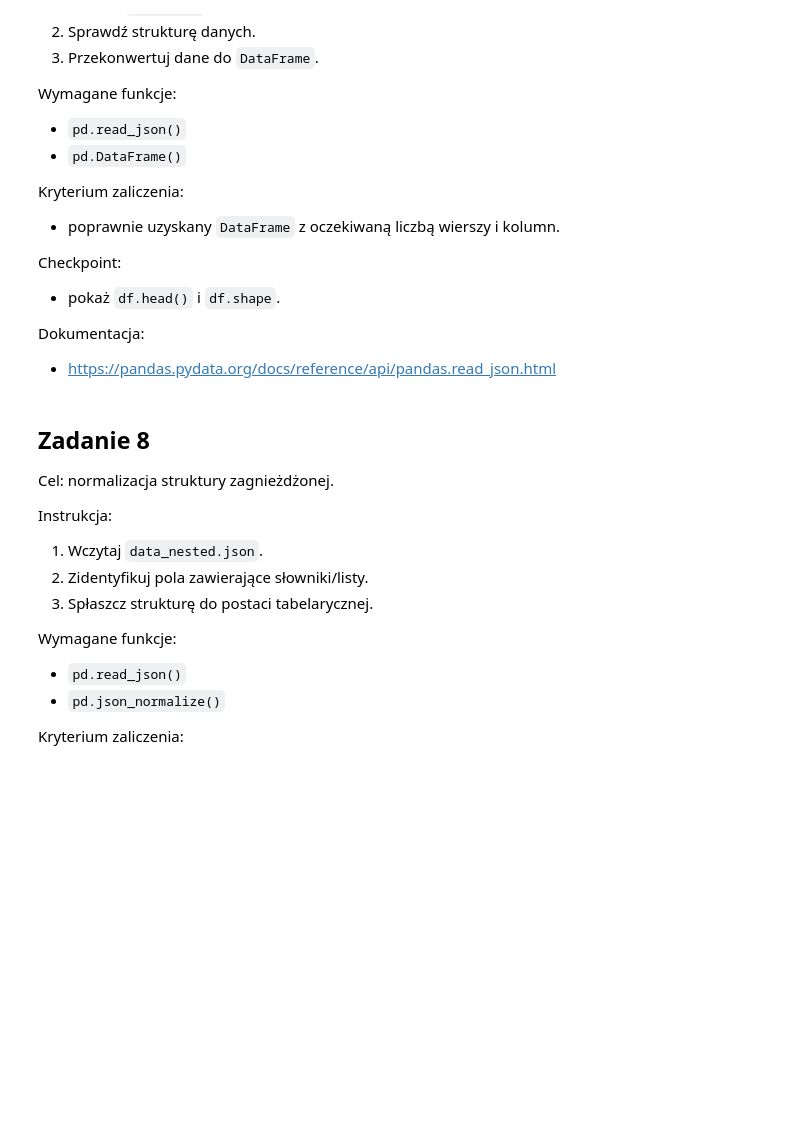
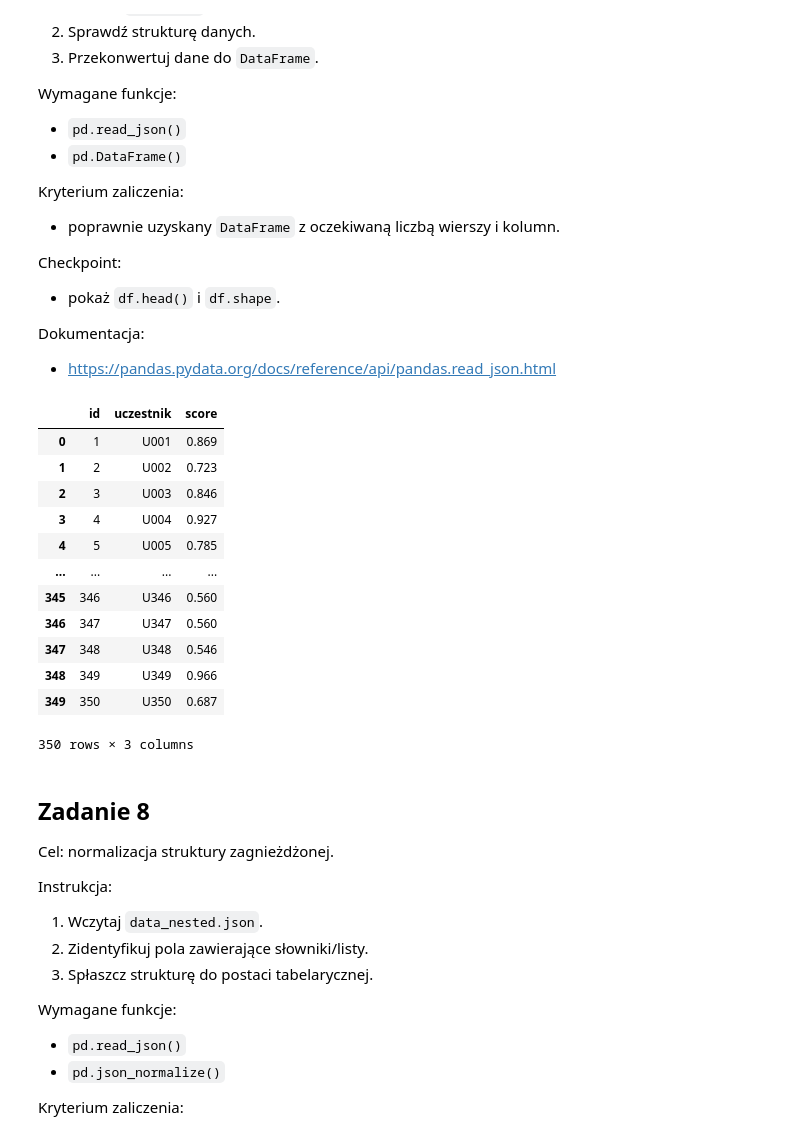
Before and after one commit to HDiver/AnalizaDanychPythonKurs, a Jupyter notebook: AnalizaDanychPython_Lekcja1.ipynb, the cells around one changed output. Drawn from its saved outputs; the diff is of its cells as text; code cells hidden in the pictures; blank space fills up the shorter version.

```diff
--- a/AnalizaDanychPython_Lekcja1.ipynb
+++ b/AnalizaDanychPython_Lekcja1.ipynb
@@ -634,6 +640,24 @@ Dokumentacja:
 - https://pandas.pydata.org/docs/reference/api/pandas.read_json.html
 # %%
 # Miejsce na Twoje rozwiązanie.
+df = pd.read_json("dane_lekcja1/data.json")
+df
+
+#Są 3 kolumny i 350 rekordów jak w oryginale
+# %% [output]
+|  | id | uczestnik | score |
+| 0 | 1 | U001 | 0.869 |
+| 1 | 2 | U002 | 0.723 |
+| 2 | 3 | U003 | 0.846 |
+| 3 | 4 | U004 | 0.927 |
+| 4 | 5 | U005 | 0.785 |
+| ... | ... | ... | ... |
+| 345 | 346 | U346 | 0.560 |
+| 346 | 347 | U347 | 0.560 |
+| 347 | 348 | U348 | 0.546 |
+| 348 | 349 | U349 | 0.966 |
+| 349 | 350 | U350 | 0.687 |
+350 rows × 3 columns
 # %% [markdown]
 ## Zadanie 8
 
```
Also changed, not shown: parts of 5 cells of this notebook, 2 other files.
